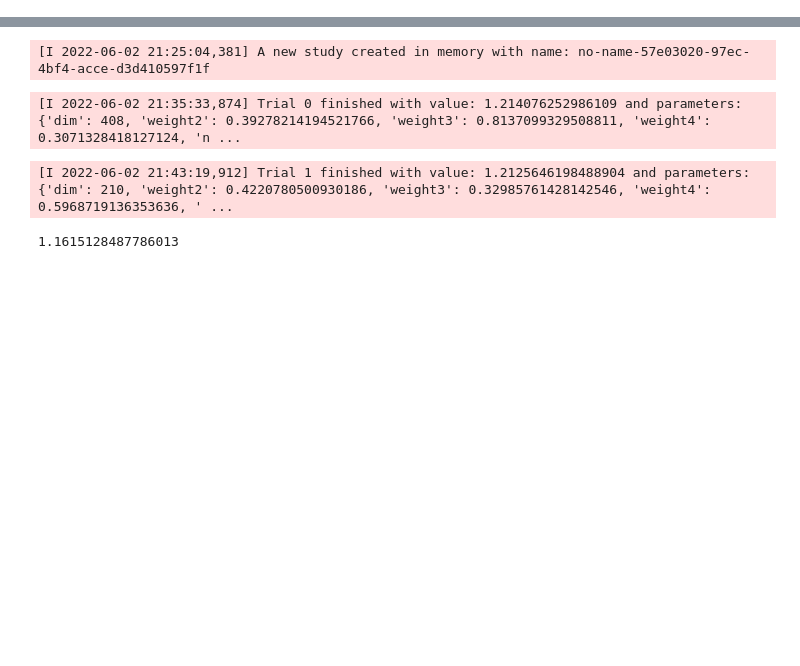
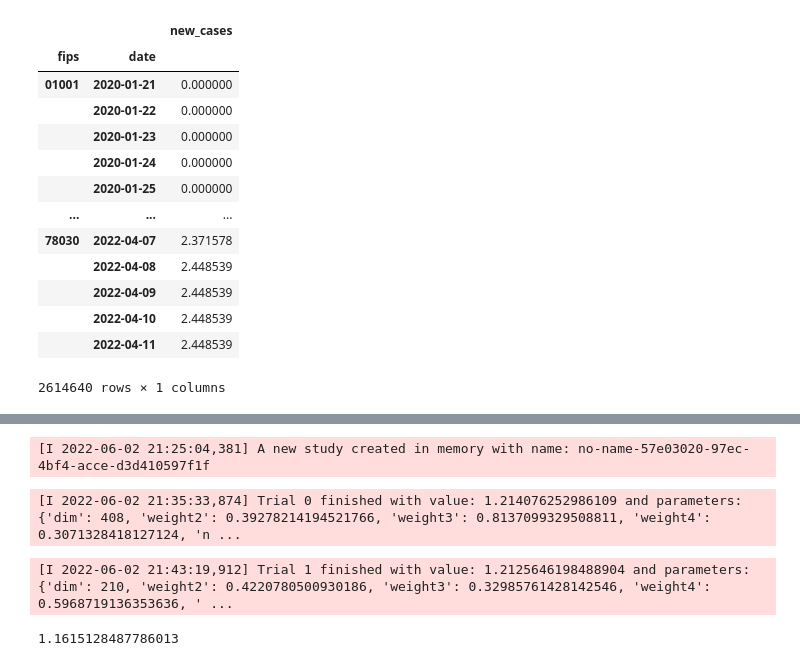
Before and after one commit to vlieven/G0Z39a, a Jupyter notebook: notebooks/test_forecasting.ipynb, the cells around one changed output, grey strips where cells are left out. Cells and saved outputs as stored; diff of their text form; code cells hidden in the pictures; blank space fills up the shorter version.

```diff
--- a/notebooks/test_forecasting.ipynb
+++ b/notebooks/test_forecasting.ipynb
@@ -8,7 +12,26 @@ from typing import *
 # %%
 from nepal.datasets import NYTimes, PopulationDensity
 from nepal.ml.preprocess import Cases, Population
+from nepal.ml.transformers import log_transformer
 
 df: pd.DataFrame = Cases(NYTimes()).preprocessed()
 extra_pop: pd.DataFrame = Population(PopulationDensity()).preprocessed()
+
+df_y: pd.DataFrame = log_transformer.transform(df[["new_cases"]])
+df_y
+# %% [output]
+|  |  | new_cases |
+| fips | date |  |
+| 01001 | 2020-01-21 | 0.000000 |
+|  | 2020-01-22 | 0.000000 |
+|  | 2020-01-23 | 0.000000 |
+|  | 2020-01-24 | 0.000000 |
+|  | 2020-01-25 | 0.000000 |
+| ... | ... | ... |
+| 78030 | 2022-04-07 | 2.371578 |
+|  | 2022-04-08 | 2.448539 |
+|  | 2022-04-09 | 2.448539 |
+|  | 2022-04-10 | 2.448539 |
+|  | 2022-04-11 | 2.448539 |
+2614640 rows × 1 columns
 # %%
```
Also changed, not shown: parts of 8 cells of this notebook, 7 other files.
